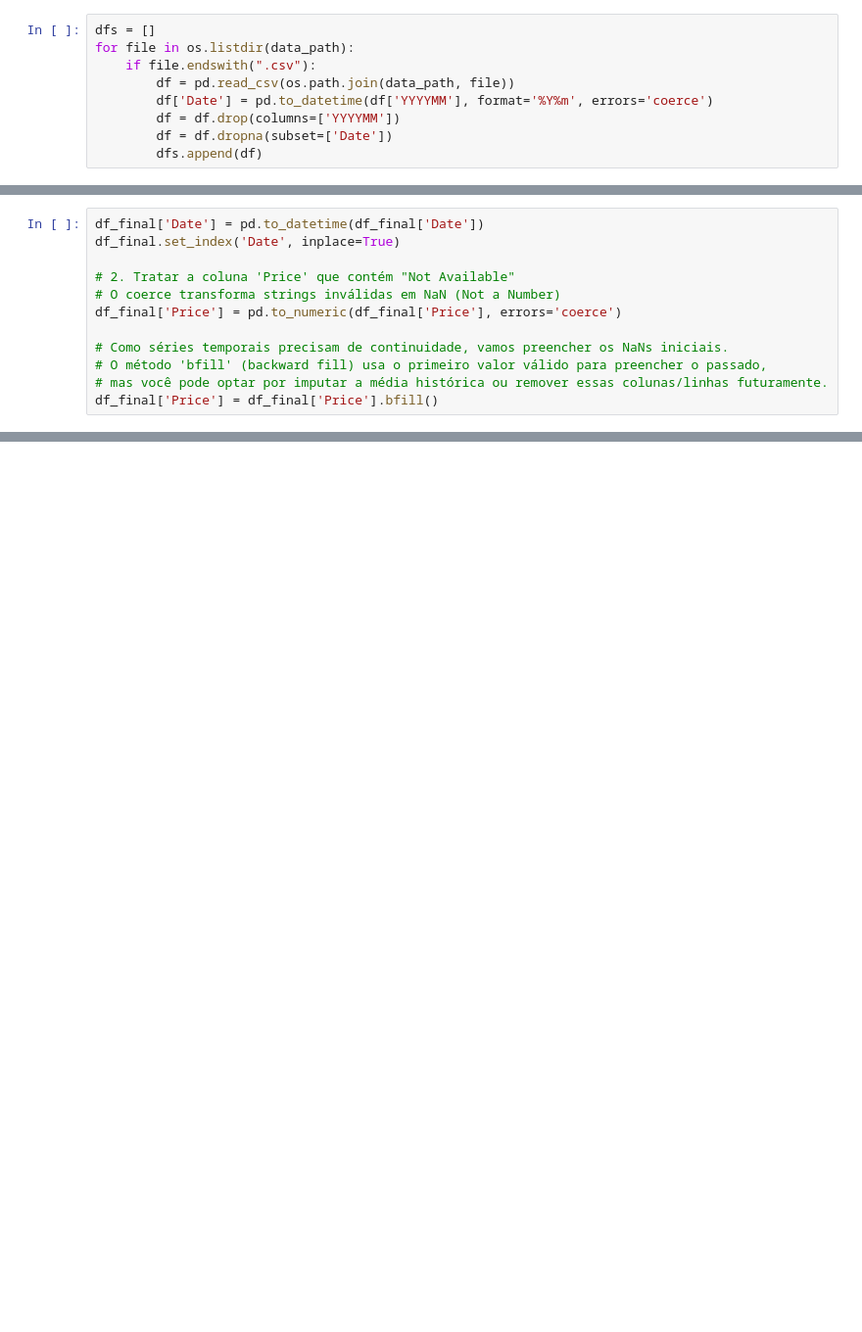
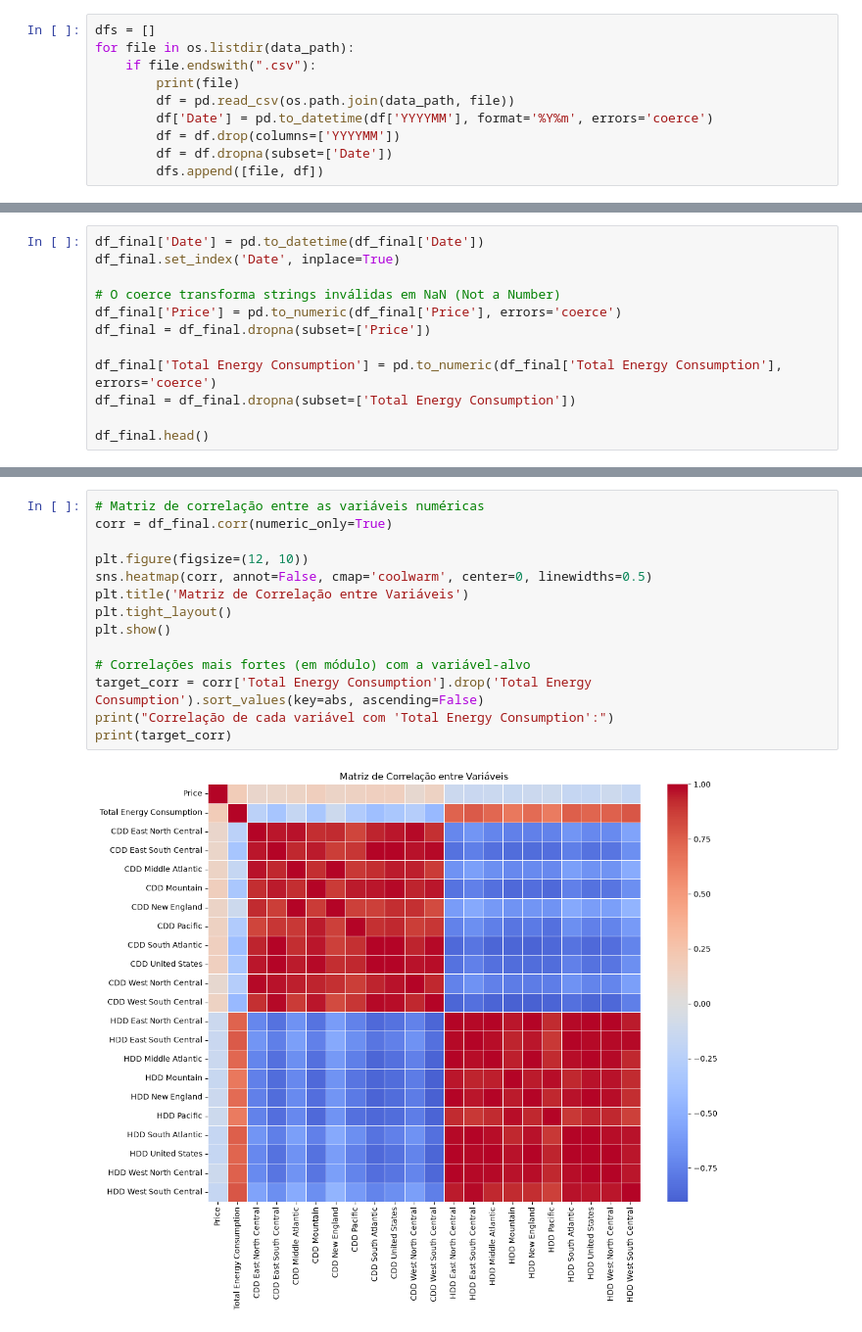
Before and after one commit to pedro-jorge/EIA_ML, a Jupyter notebook: main.ipynb, the cells around one changed output, grey strips where cells are left out. Shown at 98% size. Cells and saved outputs as stored; diff of their text form; blank space fills up the shorter version.

```diff
--- a/main.ipynb
+++ b/main.ipynb
@@ -18,8 +21,9 @@ data_path = "data"
 dfs = []
 for file in os.listdir(data_path):
     if file.endswith(".csv"):
+        print(file)
         df = pd.read_csv(os.path.join(data_path, file))
         df['Date'] = pd.to_datetime(df['YYYYMM'], format='%Y%m', errors='coerce')
         df = df.drop(columns=['YYYYMM'])
         df = df.dropna(subset=['Date'])
-        dfs.append(df)
+        dfs.append([file, df])
@@ -109,11 +180,11 @@ df_final
 df_final['Date'] = pd.to_datetime(df_final['Date'])
 df_final.set_index('Date', inplace=True)
 
-# 2. Tratar a coluna 'Price' que contém "Not Available"
 # O coerce transforma strings inválidas em NaN (Not a Number)
 df_final['Price'] = pd.to_numeric(df_final['Price'], errors='coerce')
+df_final = df_final.dropna(subset=['Price'])
 
-# Como séries temporais precisam de continuidade, vamos preencher os NaNs iniciais.
-# O método 'bfill' (backward fill) usa o primeiro valor válido para preencher o passado,
-# mas você pode optar por imputar a média histórica ou remover essas colunas/linhas futuramente.
-df_final['Price'] = df_final['Price'].bfill()
+df_final['Total Energy Consumption'] = pd.to_numeric(df_final['Total Energy Consumption'], errors='coerce')
+df_final = df_final.dropna(subset=['Total Energy Consumption'])
+
+df_final.head()
@@ -134,0 +241,16 @@ plt.show()
+# %%
+# Matriz de correlação entre as variáveis numéricas
+corr = df_final.corr(numeric_only=True)
+
+plt.figure(figsize=(12, 10))
+sns.heatmap(corr, annot=False, cmap='coolwarm', center=0, linewidths=0.5)
+plt.title('Matriz de Correlação entre Variáveis')
+plt.tight_layout()
+plt.show()
+
+# Correlações mais fortes (em módulo) com a variável-alvo
+target_corr = corr['Total Energy Consumption'].drop('Total Energy Consumption').sort_values(key=abs, ascending=False)
+print("Correlação de cada variável com 'Total Energy Consumption':")
+print(target_corr)
+# %% [output]
+[figure, added]
```
Also changed, not shown: parts of 59 cells of this notebook.
